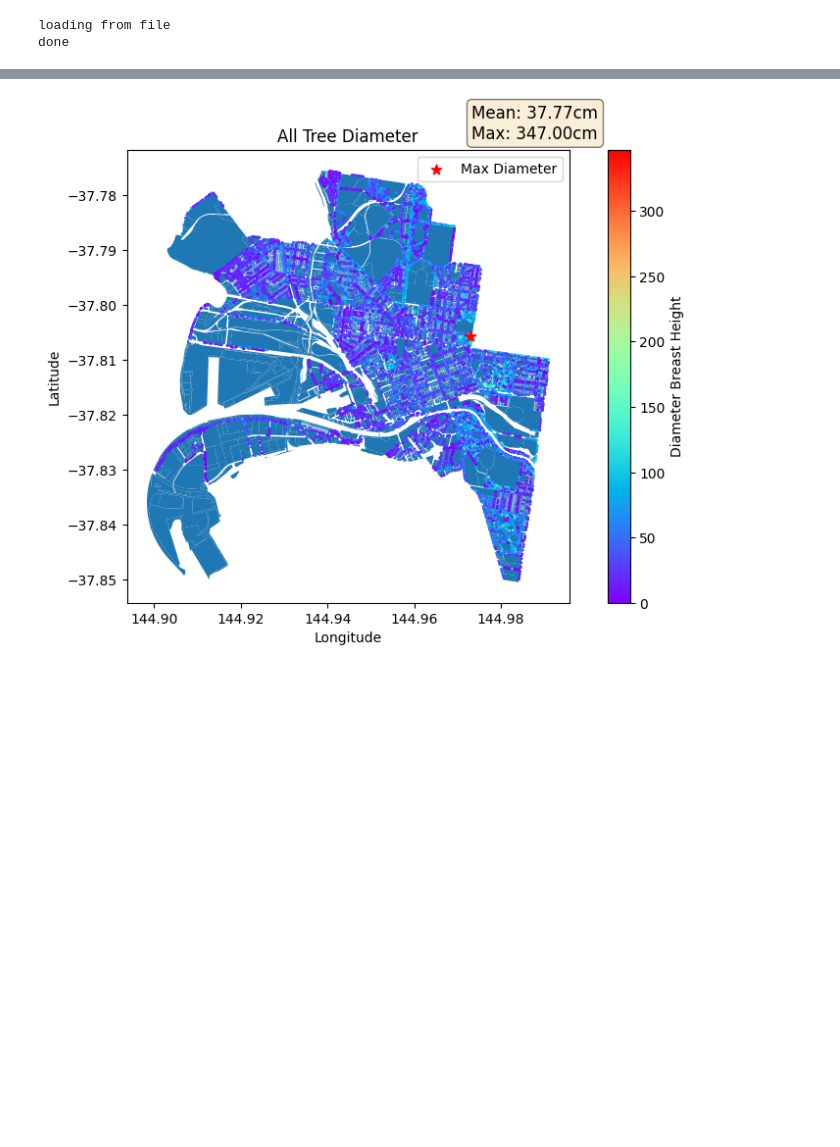
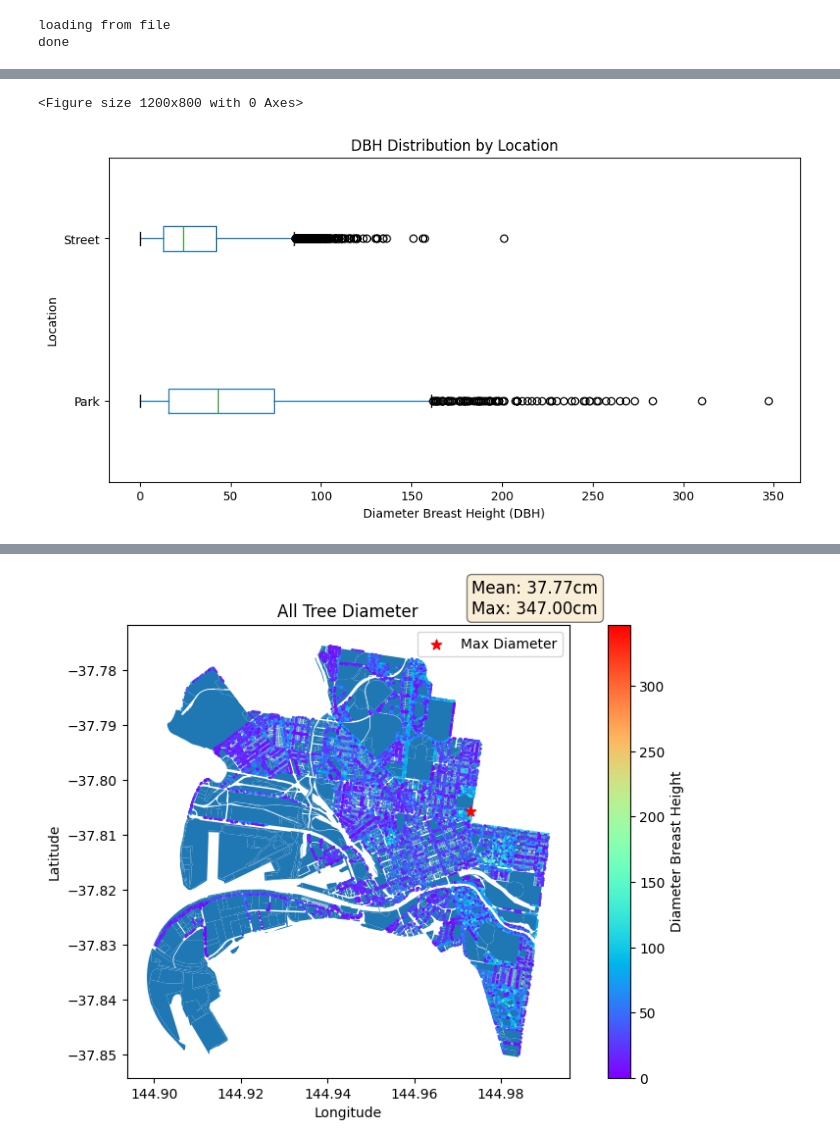
Before and after one commit to YienYan/tree_data, a Jupyter notebook: maps/my_data copy.ipynb, the cells around one changed output, grey strips where cells are left out. Cells and saved outputs as stored; diff of their text form; code cells hidden in the pictures; blank space fills up the shorter version.

```diff
--- a/maps/my_data copy.ipynb
+++ b/maps/my_data copy.ipynb
@@ -83,0 +109,13 @@ tdf.head()
+# %%
+plt.figure(figsize=(12, 8))
+
+tdf.boxplot(column='Diameter Breast Height', by='Located in', grid=False, vert=False)
+plt.xlabel('Diameter Breast Height (DBH)')
+plt.ylabel('Location')
+plt.title('DBH Distribution by Location')
+plt.suptitle('')  # 移除默认的副标题
+
+plt.show()
+# %% [output]
+<Figure size 1200x800 with 0 Axes>
+[figure, added]
```
Also changed, not shown: parts of 3 cells of this notebook.
